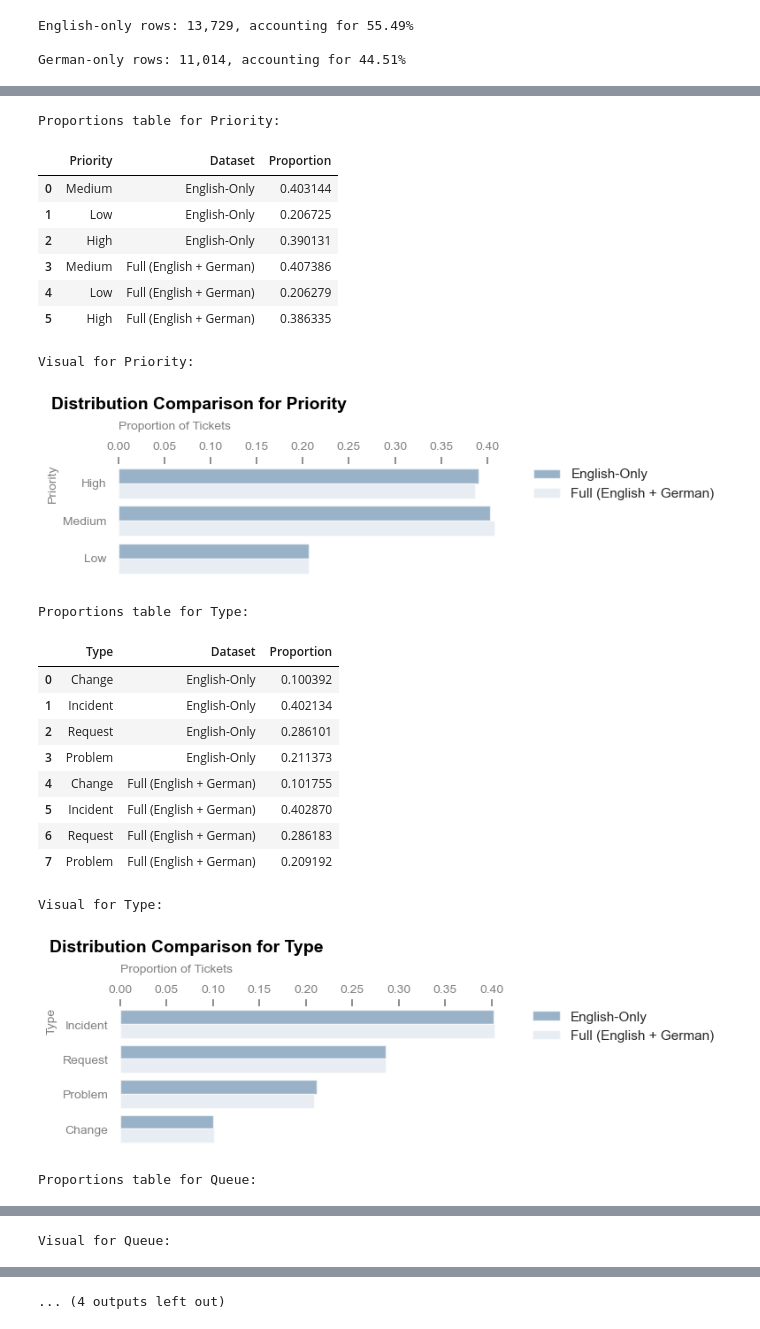
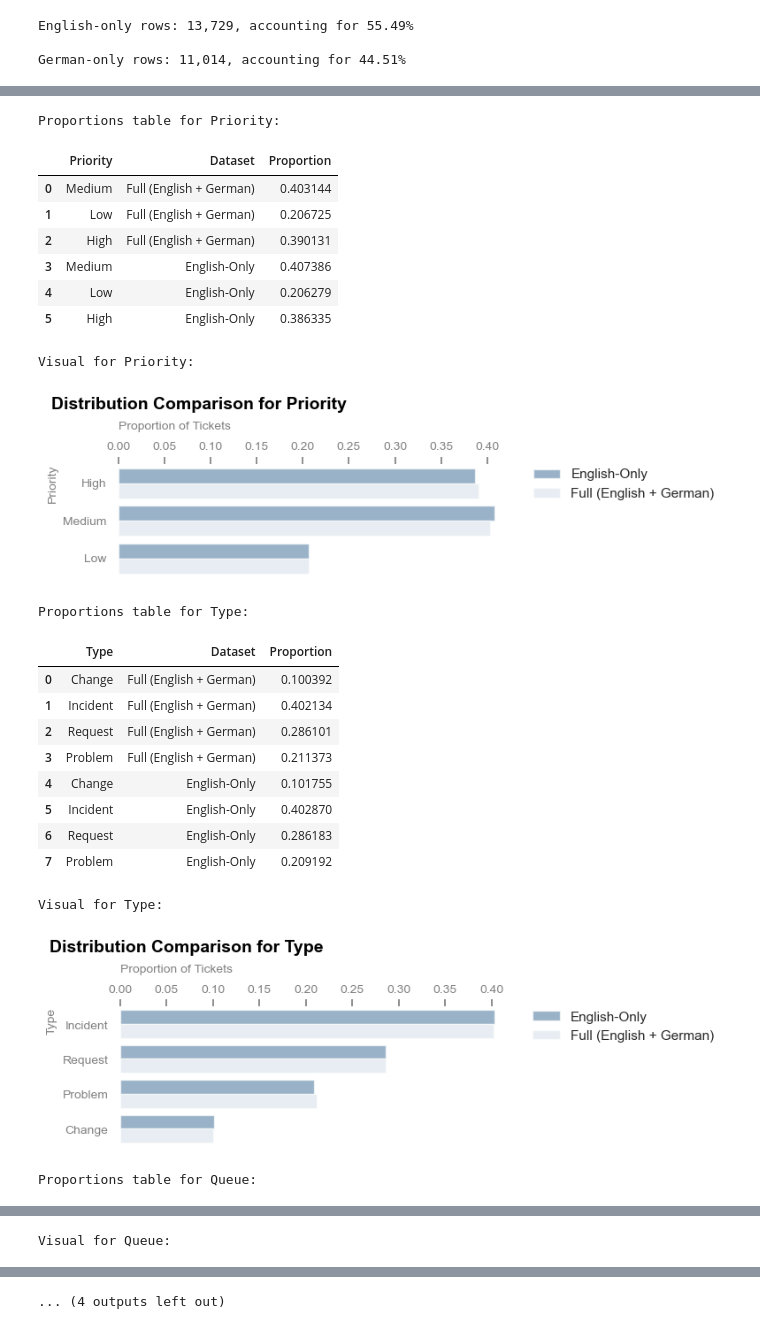
Before and after one commit to David-Golacis/IT-Support-Dashboard, a Jupyter notebook: Notebooks/01_Representativeness_Checks.ipynb, the cells around one changed output, grey strips where cells are left out. Cells and saved outputs as stored; diff of their text form; code cells hidden in the pictures.

```diff
--- a/Notebooks/01_Representativeness_Checks.ipynb
+++ b/Notebooks/01_Representativeness_Checks.ipynb
@@ -233,33 +233,39 @@ Visual representation of the absolute proportion shifts were developed to aid in
 # Apply Seaborn theme globally
 sns.set_theme(style="white")
 
-# Exporting visual parameters for all dimensions
-visual_params_df = pd.DataFrame([])
+# Collect visual parameters across all dimensions
+visual_params_records = []
 
 # Loop through columns to plot each distribution comparison
-for col, tbl in distributions.items():
+for position, col in comparison_cols.items():
+    if col not in distributions:
+        continue
+
+    tbl = distributions[col]
+
     # Prepare tidy data for Seaborn (long-form melt)
     df_plot = tbl.melt(
         id_vars=[col],
-        value_vars=["full_pct", "en_pct"],
+        value_vars=["Full Pct", "English Pct"],
         var_name="Dataset",
         value_name="Proportion",
     )
 
     # Replace dataset labels for better readability of the legend
     df_plot["Dataset"] = df_plot["Dataset"].replace(
-        {"full_pct": "Full (English + German)", "en_pct": "English-Only"}
+        {"Full Pct": "Full (English + German)", "English Pct": "English-Only"}
+    )
+    df_plot["Dataset"] = pd.Categorical(
+        df_plot["Dataset"],
+        categories=["English-Only", "Full (English + German)"],
+        ordered=True,
     )
 
-    # Place English dataset first for consistent coloring
-    df_plot["Dataset"] = df_plot["Dataset"].sort_values(
-        ascending=True, ignore_index=True
-    )
-
+    # Export table used for visuals
     df_plot_temp = df_plot.copy()
     df_plot_temp["Dimension"] = col
     df_plot_temp = df_plot_temp.rename(columns={col: "Category"})
-    visual_params_df = pd.concat([visual_params_df, df_plot_temp], ignore_index=True)
+    visual_params_records.append(df_plot_temp)
 
     # Ensure Version is treated as categorical string for proper plotting
     if col == "Version":
@@ -268,7 +274,7 @@ for col, tbl in distributions.items():
     print(f"\nProportions table for {col}:")
     display(df_plot)
 
-    # Order columns for plotting
+    # Order categories for plotting
     if col == "Priority":
         order = ["High", "Medium", "Low"]
     elif col == "Version":
@@ -281,8 +287,6 @@ for col, tbl in distributions.items():
             .sort_values(ascending=False)
             .index.tolist()
         )
-
-    ordered_df = pd.Categorical(df_plot[col], categories=order, ordered=True)
 
     # Setting the size of the plot based on the number of categories
     num_cats = df_plot[col].nunique()
@@ -300,12 +304,12 @@ for col, tbl in distributions.items():
         hue="Dataset",
         saturation=0.7,
         palette=["steelblue", "#D3E1EE"],
-        order=ordered_df.categories,
+        order=order,
         alpha=0.6,
     )
 
     # Set x-axis ticks based on maximum proportion for better readability
-    if max(df_plot["Proportion"]) > 0.6:
+    if df_plot["Proportion"].max() > 0.6:
         ax.xaxis.set_ticks(np.arange(0, 0.71, 0.1))
 
     # Clean borders by removing bottom/right spines
@@ -350,57 +354,56 @@ for col, tbl in distributions.items():
     ax.yaxis.label.set_horizontalalignment("right")
     ax.yaxis.label.set_position((0, 1))
 
     # Set title with font size 14 and grey color for subtlety
     ax.set_title(
         f"Distribution Comparison for {col}",
         fontsize=14,
         fontweight="bold",
         color="black",
         pad=10,
         loc=loc,
         x=x,
     )
 
     # Move legend to the right side of the plot
     ax.legend(bbox_to_anchor=(1.02, leg_y), loc="upper left", edgecolor="white")
 
-    # Key of column for filename
-    position = list(comparrison_cols.keys())[list(comparrison_cols.values()).index(col)]
-
     # Adjust layout and save figure
     plt.tight_layout()
     image_path = Config.REP_IMG_DIR / f"{position}_Distribution_Comparison_{col}.png"
     plt.savefig(image_path, dpi=300, bbox_inches="tight")
 
-    # Re-order columns and save visual parameters
+    print(f"Visual for {col}:")
+    plt.show()
+
+# Re-order columns and save visual parameters once
+if visual_params_records:
+    visual_params_df = pd.concat(visual_params_records, ignore_index=True)
     visual_params_df = visual_params_df[
         ["Dimension", "Dataset", "Category", "Proportion"]
     ]
     visual_params_df.to_csv(Config.VISUAL_PARAMS_PATH, index=False, encoding="utf-8")
-
-    print(f"Visual for {col}:")
-    plt.show()
 # %% [output]
 Proportions table for Priority:
 |  | Priority | Dataset | Proportion |
-| 0 | Medium | English-Only | 0.403144 |
-| 1 | Low | English-Only | 0.206725 |
-| 2 | High | English-Only | 0.390131 |
-| 3 | Medium | Full (English + German) | 0.407386 |
-| 4 | Low | Full (English + German) | 0.206279 |
-| 5 | High | Full (English + German) | 0.386335 |
+| 0 | Medium | Full (English + German) | 0.403144 |
+| 1 | Low | Full (English + German) | 0.206725 |
+| 2 | High | Full (English + German) | 0.390131 |
+| 3 | Medium | English-Only | 0.407386 |
+| 4 | Low | English-Only | 0.206279 |
+| 5 | High | English-Only | 0.386335 |
 Visual for Priority:
-[figure, old version]
+[figure, new version]
 Proportions table for Type:
 |  | Type | Dataset | Proportion |
-| 0 | Change | English-Only | 0.100392 |
-| 1 | Incident | English-Only | 0.402134 |
-| 2 | Request | English-Only | 0.286101 |
-| 3 | Problem | English-Only | 0.211373 |
-| 4 | Change | Full (English + German) | 0.101755 |
-| 5 | Incident | Full (English + German) | 0.402870 |
-| 6 | Request | Full (English + German) | 0.286183 |
-| 7 | Problem | Full (English + German) | 0.209192 |
+| 0 | Change | Full (English + German) | 0.100392 |
+| 1 | Incident | Full (English + German) | 0.402134 |
+| 2 | Request | Full (English + German) | 0.286101 |
+| 3 | Problem | Full (English + German) | 0.211373 |
+| 4 | Change | English-Only | 0.101755 |
+| 5 | Incident | English-Only | 0.402870 |
+| 6 | Request | English-Only | 0.286183 |
+| 7 | Problem | English-Only | 0.209192 |
 Visual for Type:
 [figure]
 Proportions table for Queue:
```
Also changed, not shown: parts of 12 cells of this notebook, 39 other files.
